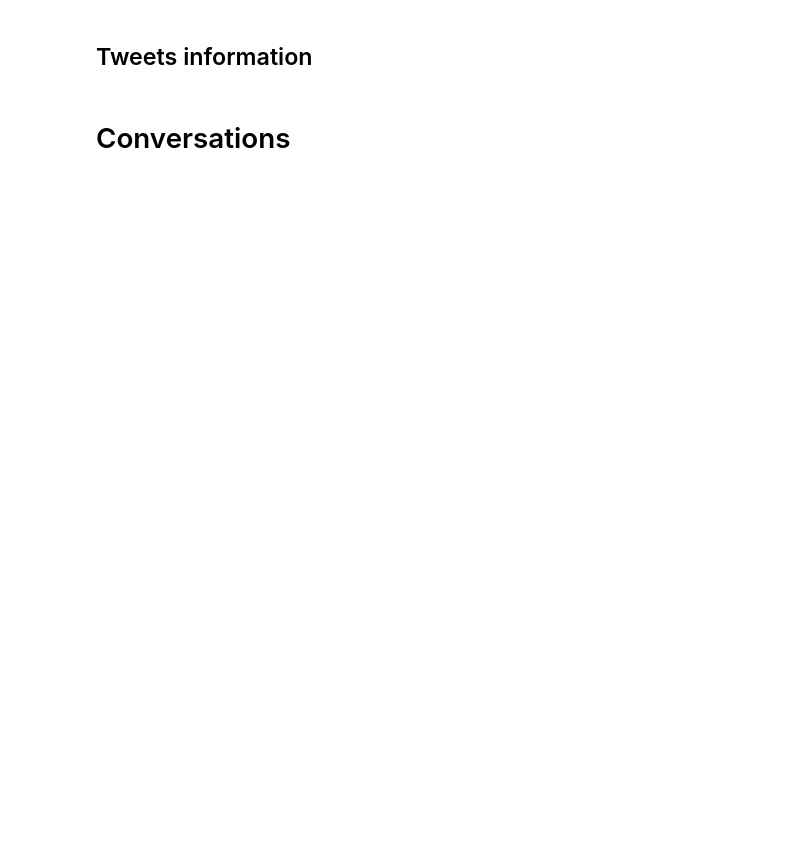
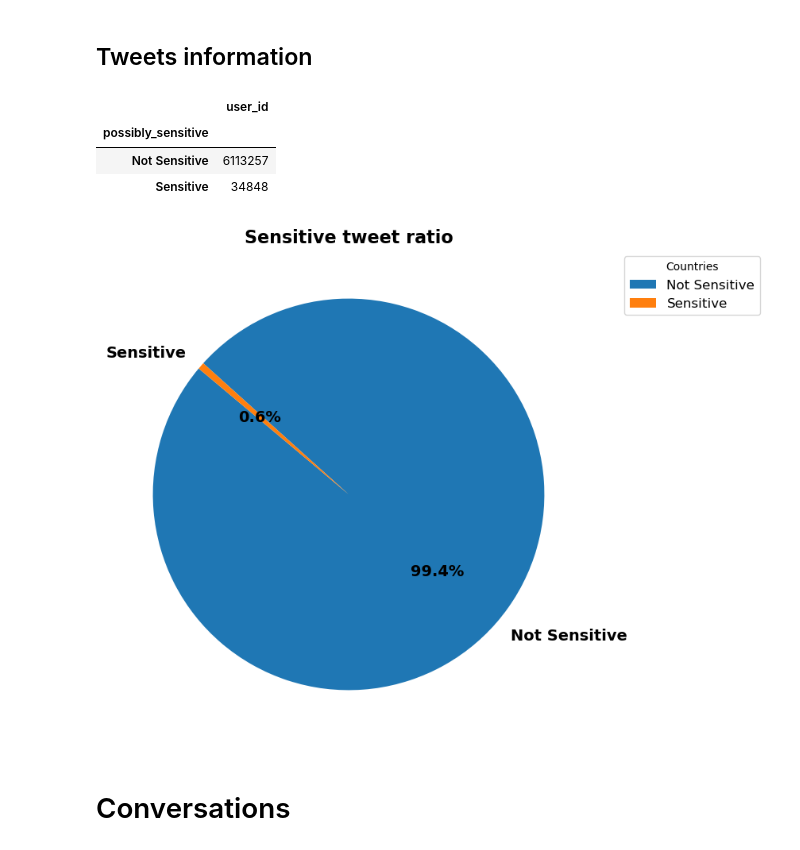
Before and after one commit to skyrimer/DBL-Micro-Soft, a Jupyter notebook: Split 2/Sentiment_analysis/sentiment_analysis.ipynb, the cells around one changed output. Cells and saved outputs as stored; diff of their text form; code cells hidden in the pictures; blank space fills up the shorter version.

```diff
--- a/Split 2/Sentiment_analysis/sentiment_analysis.ipynb
+++ b/Split 2/Sentiment_analysis/sentiment_analysis.ipynb
@@ -271,5 +415,22 @@ df_users.head()
 # %% [markdown]
 ## Tweets information
+# %%
+df_sensitive = test_data.groupby("possibly_sensitive")[["user_id"]].count()
+df_sensitive.index = df_sensitive.index.map(lambda x: {True: "Sensitive", False: "Not Sensitive"}[x])
+
+plt.figure(figsize=(10, 8))
+plt.pie(df_sensitive["user_id"], labels=df_sensitive.index, autopct='%1.1f%%',
+        startangle=140, textprops={'fontsize': 14, 'weight': 'bold'})
+plt.title("Sensitive tweet ratio", fontsize=16, weight='bold')
+plt.legend(df_sensitive.index, title="Countries", bbox_to_anchor=(1.05, 1),
+           loc='upper left', fontsize=12)
+df_sensitive
+# %% [output]
+|  | user_id |
+| possibly_sensitive |  |
+| Not Sensitive | 6113257 |
+| Sensitive | 34848 |
+[figure, added]
 # %% [markdown]
 # Conversations
 # %%
```
Also changed, not shown: parts of 16 cells of this notebook.
